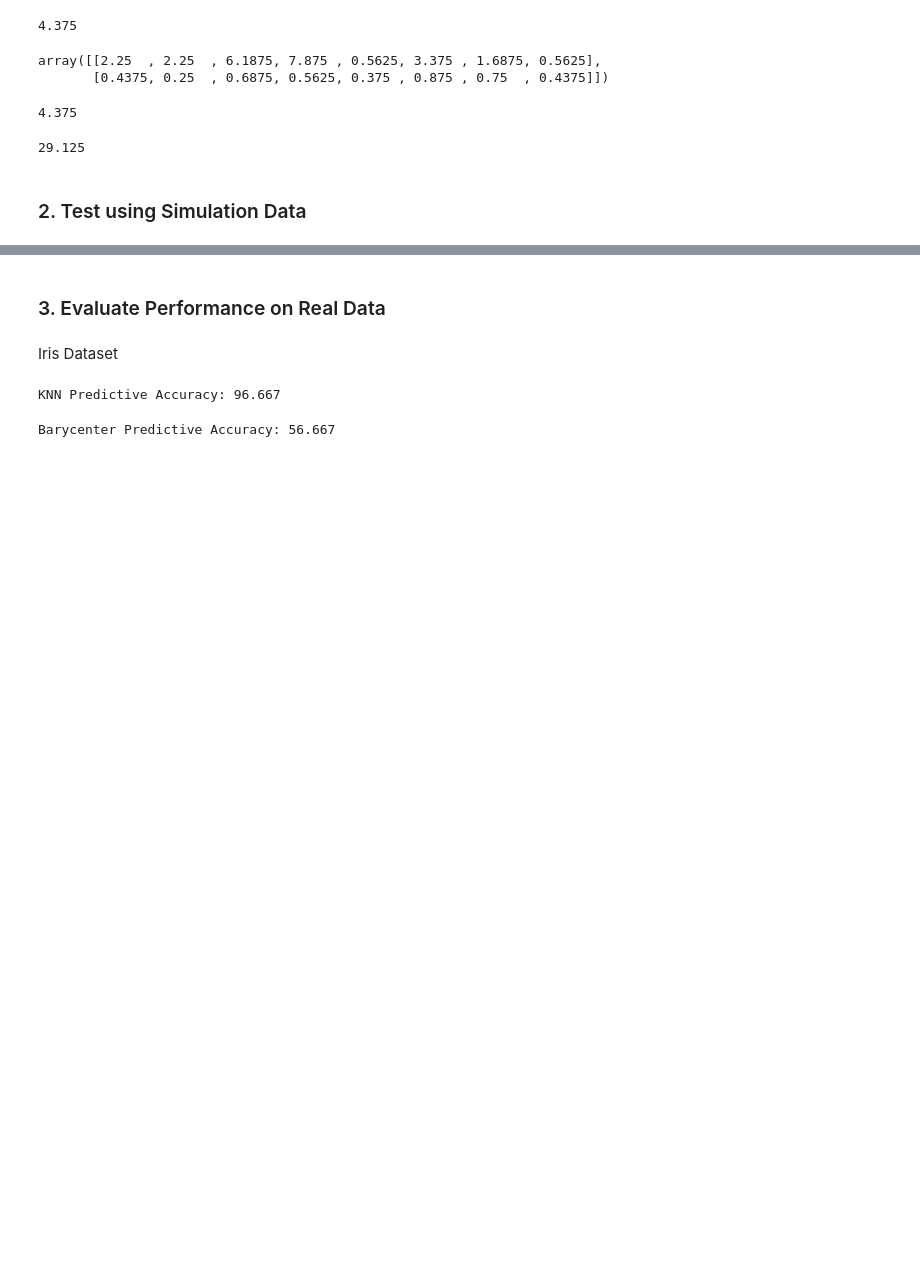
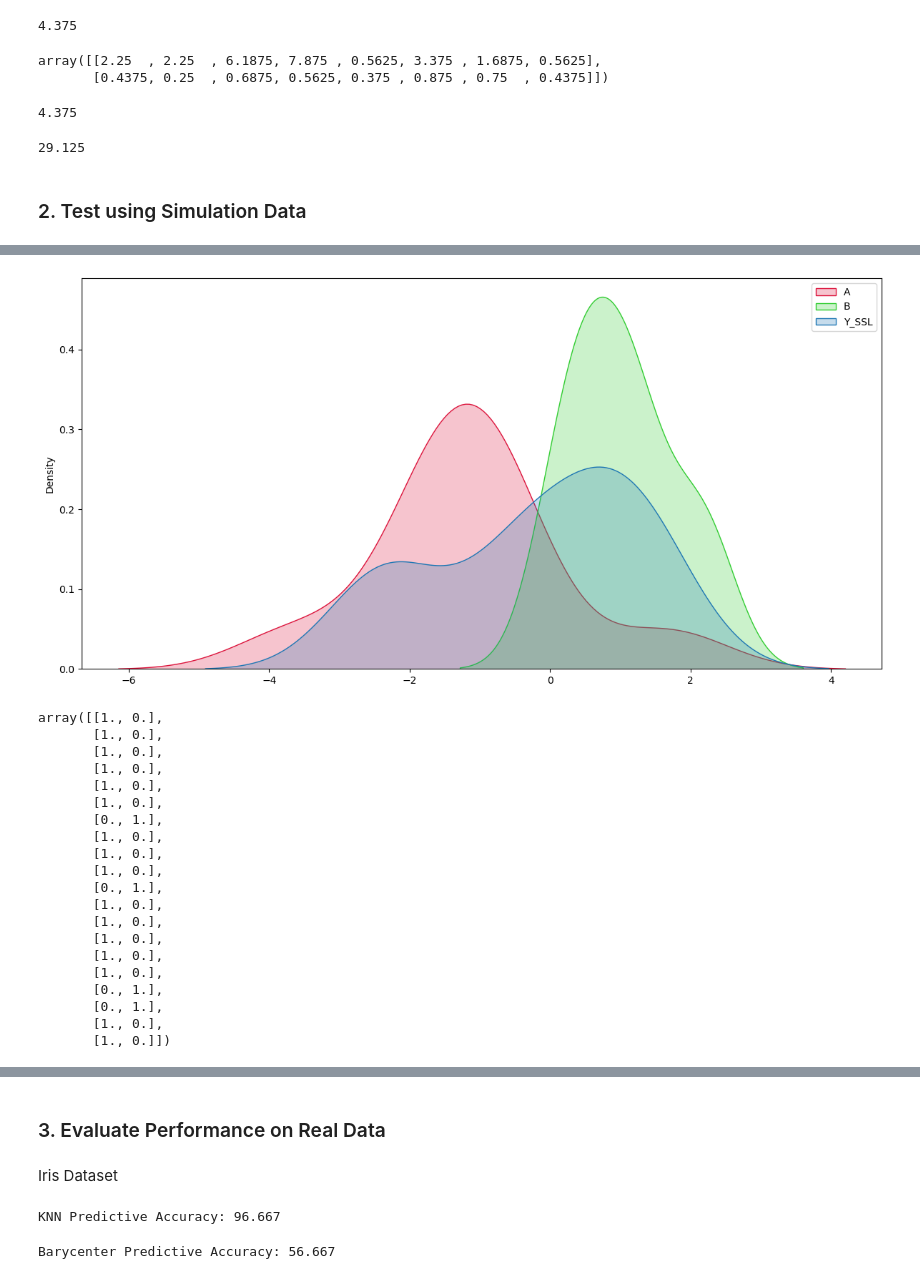
Before and after one commit to KataTech/OTFactorDiscovery, a Jupyter notebook: kai/ssl_test.ipynb, the cells around one changed output, grey strips where cells are left out. Drawn from its saved outputs; the diff is of its cells as text; code cells hidden in the pictures; blank space fills up the shorter version.

```diff
--- a/kai/test.ipynb
+++ b/kai/ssl_test.ipynb
@@ -205,0 +223,25 @@ run_experiment(0.8)
+# %%
+ssl = run_experiment(0.5)
+ssl.P_truth
+# %% [output]
+[figure, added]
+array([[1., 0.],
+       [1., 0.],
+       [1., 0.],
+       [1., 0.],
+       [1., 0.],
+       [1., 0.],
+       [0., 1.],
+       [1., 0.],
+       [1., 0.],
+       [1., 0.],
+       [0., 1.],
+       [1., 0.],
+       [1., 0.],
+       [1., 0.],
+       [1., 0.],
+       [1., 0.],
+       [0., 1.],
+       [0., 1.],
+       [1., 0.],
+       [1., 0.]])
```
Also changed, not shown: parts of 8 cells of this notebook, 12 other files.
